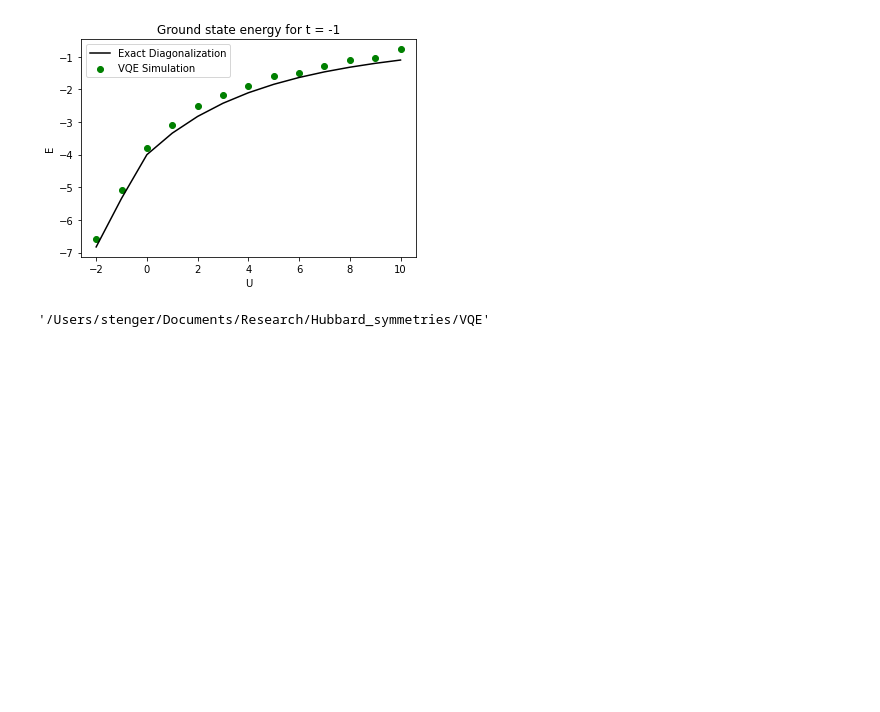
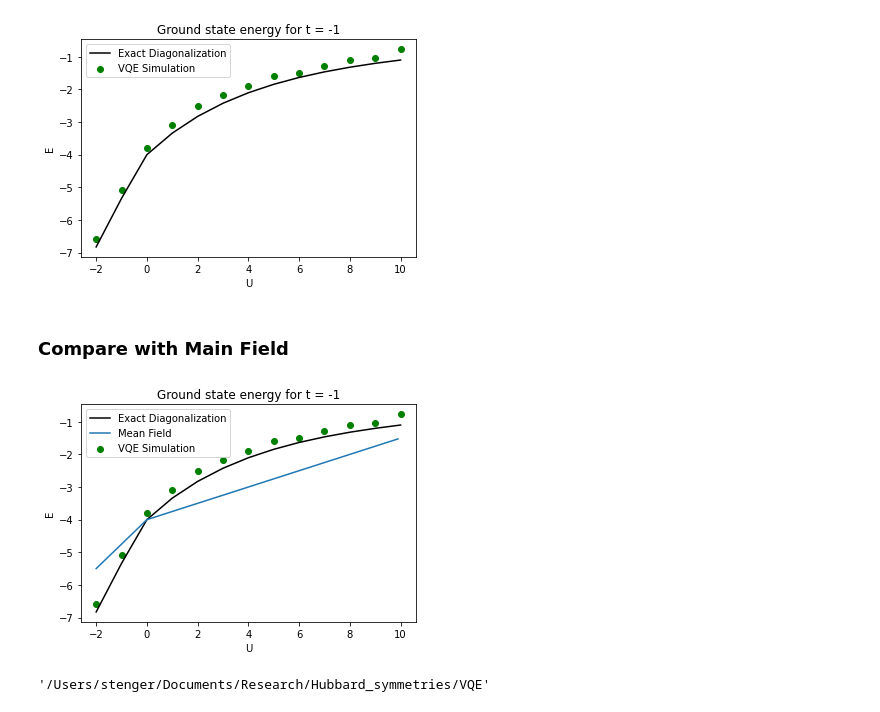
Before and after one commit to immoth/Hubbard_summetries, a Jupyter notebook: VQE/Ploting_VQE_EvU.ipynb, the cells around one changed output. Cells and saved outputs as stored; diff of their text form; code cells hidden in the pictures; blank space fills up the shorter version.

Commit message:
added mean field to VQE plot

```diff
--- a/VQE/Ploting_VQE_EvU.ipynb
+++ b/VQE/Ploting_VQE_EvU.ipynb
@@ -154,6 +154,41 @@ plt.legend()
 plt.show()
 # %% [output]
 [figure]
+# %% [markdown]
+### Compare with Main Field
+# %%
+def Ea(U):
+    return 1/4*U - 2*t -1
+
+def Eb(U):
+    return 1/4*U + 2*t -1
+
+def Ec(U):
+    return 1/2*U -1
+
+def Ed(U):
+    return -1
+
+def E2(U):
+    e = [Ea(U), Eb(U), Ec(U), Ed(U)]
+    es = np.sort(e)
+    e2 = es[0] + es[1]
+    return e2
+
+Ul = [(0.1*ui-2) for ui in range(0,120)]
+E2l = [E2(0.1*ui-2) for ui in range(0,120)]
+
+
+plt.title("Ground state energy for t = -1")
+plt.plot(ul,el, label = "Exact Diagonalization",color = 'black')
+plt.plot(Ul,E2l, label = "Mean Field")
+plt.scatter(uLl,ELl, label = "VQE Simulation",color = 'g')
+plt.xlabel('U')
+plt.ylabel('E')
+plt.legend()
+plt.show()
+# %% [output]
+[figure, added]
 # %%
 pwd
 # %% [output]
```
Also changed, not shown: parts of 1 cell of this notebook, 1 other file.
